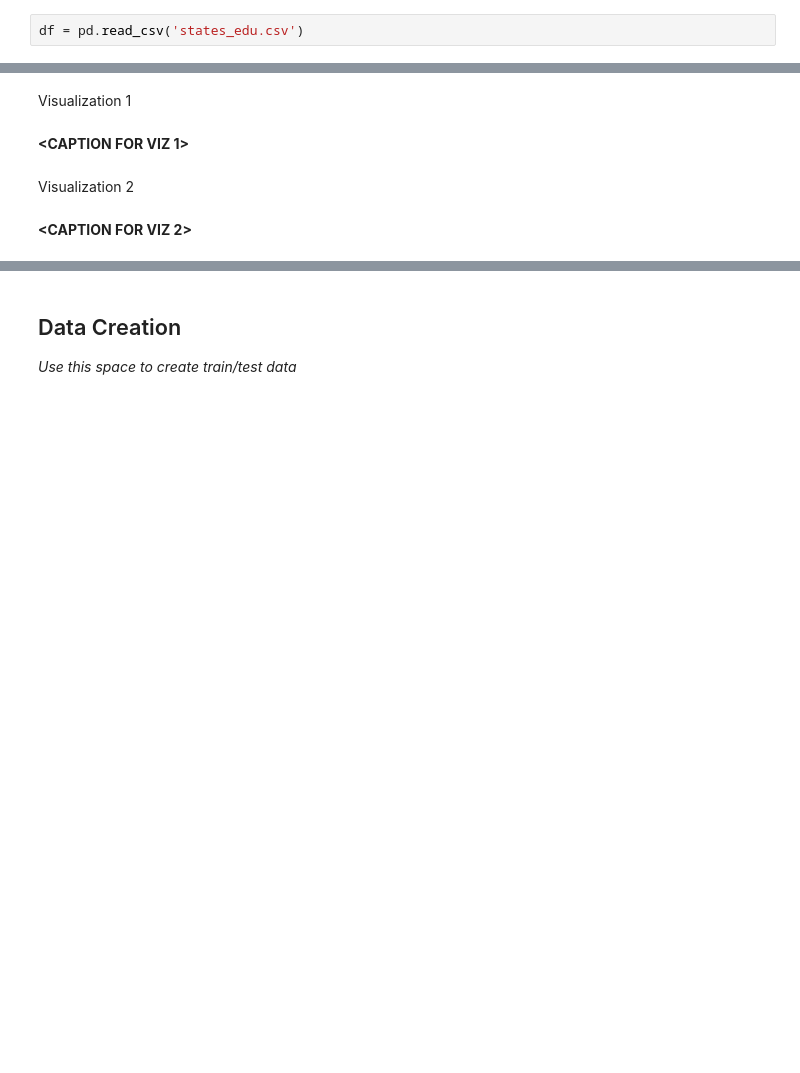
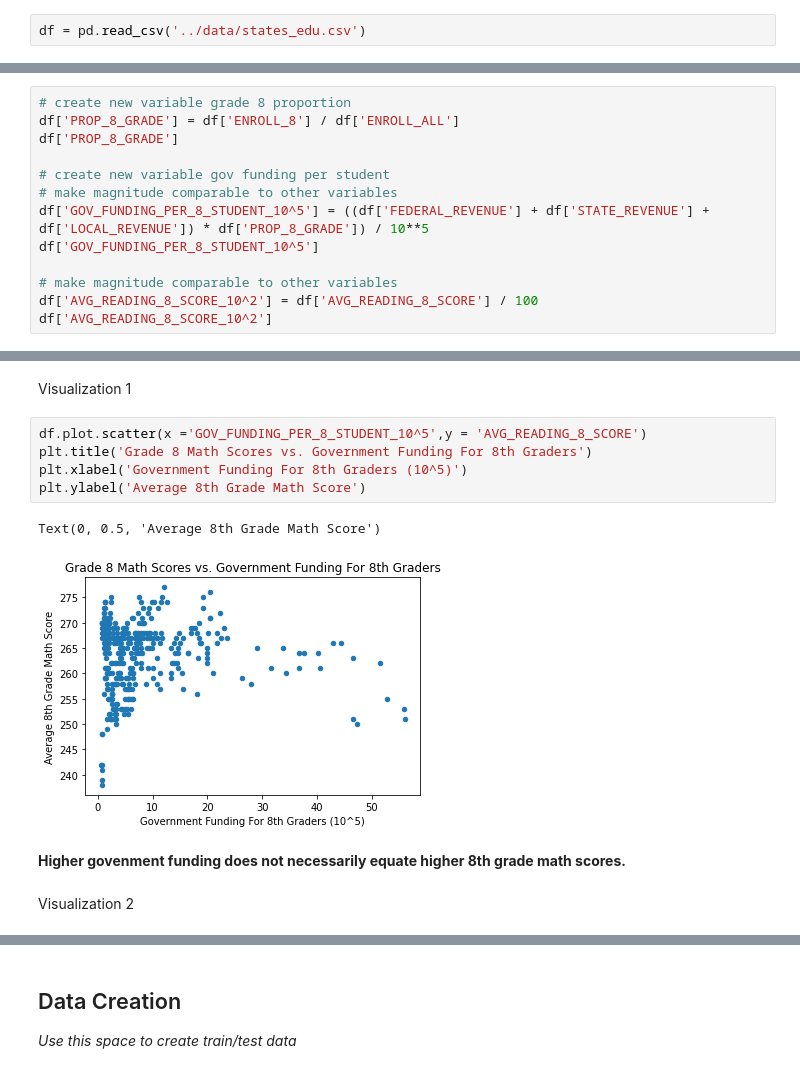
Before and after one commit to skurata681/MDST, a Jupyter notebook: checkpoint2/checkpoint2b.ipynb, the cells around one changed output, grey strips where cells are left out. Drawn from its saved outputs; the diff is of its cells as text; blank space fills up the shorter version.

```diff
--- a/checkpoint2/checkpoint2b.ipynb
+++ b/checkpoint2/checkpoint2b.ipynb
@@ -30,4 +30,4 @@ import seaborn as sns
 
 # feel free to import other libraries!
 # %%
-df = pd.read_csv('states_edu.csv')
+df = pd.read_csv('../data/states_edu.csv')
@@ -47,0 +89,13 @@ Feature selection justification: **<BRIEFLY DESCRIBE WHY YOU PICKED THESE FEATUR
+# %%
+# create new variable grade 8 proportion
+df['PROP_8_GRADE'] = df['ENROLL_8'] / df['ENROLL_ALL']
+df['PROP_8_GRADE']
+
+# create new variable gov funding per student
+# make magnitude comparable to other variables
+df['GOV_FUNDING_PER_8_STUDENT_10^5'] = ((df['FEDERAL_REVENUE'] + df['STATE_REVENUE'] + df['LOCAL_REVENUE']) * df['PROP_8_GRADE']) / 10**5
+df['GOV_FUNDING_PER_8_STUDENT_10^5']
+
+# make magnitude comparable to other variables
+df['AVG_READING_8_SCORE_10^2'] = df['AVG_READING_8_SCORE'] / 100
+df['AVG_READING_8_SCORE_10^2']
@@ -49,9 +120,15 @@ Feature selection justification: **<BRIEFLY DESCRIBE WHY YOU PICKED THESE FEATUR
 <h2> EDA </h2>
 # %% [markdown]
 Visualization 1
-# %% [markdown]
-**<CAPTION FOR VIZ 1>**
+# %%
+df.plot.scatter(x ='GOV_FUNDING_PER_8_STUDENT_10^5',y = 'AVG_READING_8_SCORE')
+plt.title('Grade 8 Math Scores vs. Government Funding For 8th Graders')
+plt.xlabel('Government Funding For 8th Graders (10^5)')
+plt.ylabel('Average 8th Grade Math Score')
+# %% [output]
+Text(0, 0.5, 'Average 8th Grade Math Score')
+[figure, added]
+# %% [markdown]
+**Higher govenment funding does not necessarily equate higher 8th grade math scores.**
 # %% [markdown]
 Visualization 2
-# %% [markdown]
-**<CAPTION FOR VIZ 2>**
```
Also changed, not shown: parts of 21 cells of this notebook.
